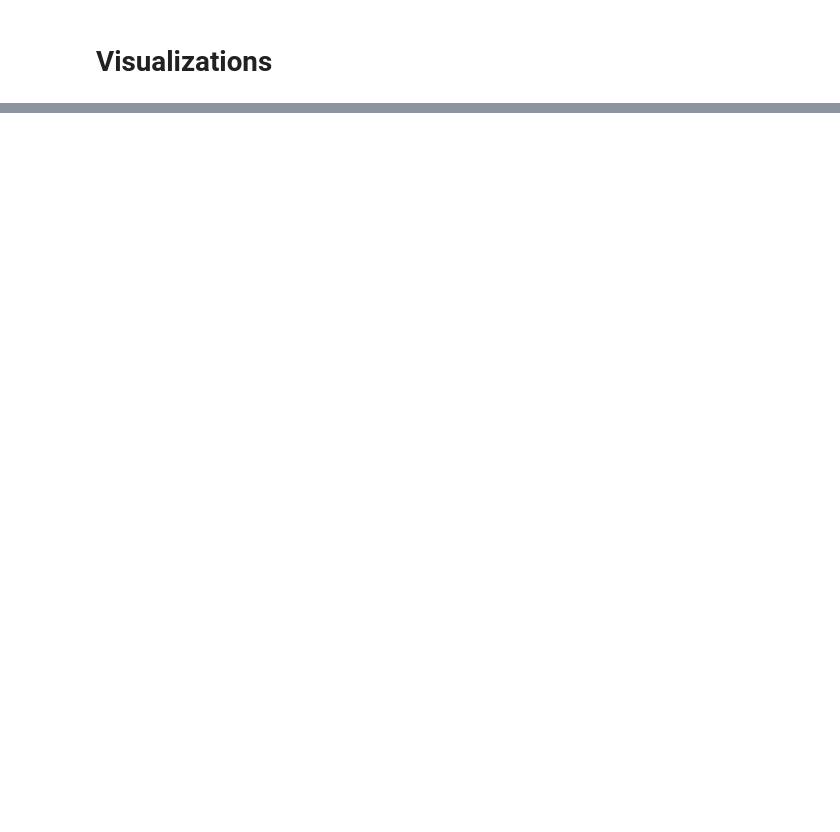
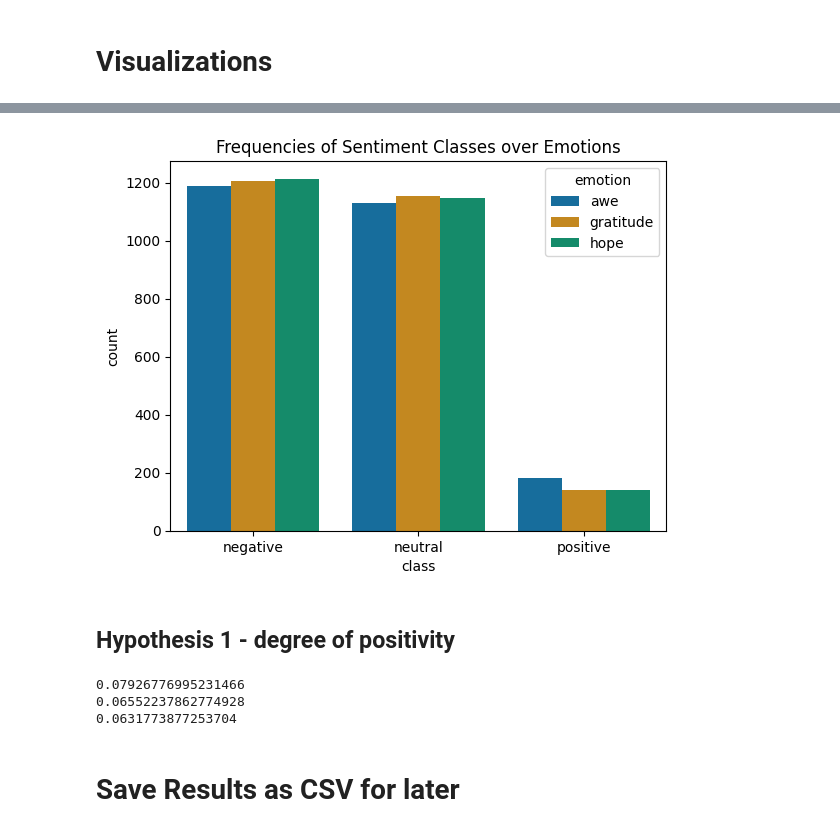
Before and after one commit to viviane-walker-uzh/SA_emotions, a Jupyter notebook: sentiment_analysis.ipynb, the cells around one changed output, grey strips where cells are left out. Cells and saved outputs as stored; diff of their text form; code cells hidden in the pictures; blank space fills up the shorter version.

```diff
--- a/sentiment_analysis.ipynb
+++ b/sentiment_analysis.ipynb
@@ -190,0 +306,29 @@ awe_df["class_overall"].value_counts().plot(kind='bar')
+# %%
+# freq classes
+# awe_df["class"].value_counts().plot(kind='bar')
+
+# freqs of all three in one plot
+all_df = pd.concat([awe_df, gratitude_df, hope_df])
+all_df['emotion'] = 2500*["awe"] + 2500*["gratitude"] + 2500*["hope"]
+
+sns.countplot(data = all_df, x="class", hue="emotion", palette=palette_here[:3])
+plt.title('Frequencies of Sentiment Classes over Emotions')
+plt.show()
+# %% [output]
+[figure, added]
+# %% [markdown]
+## Hypothesis 1 - degree of positivity
+# %%
+# better a latex table with overall positive probs
+overall_pos_awe = awe_df["pos_prob"].values.sum()
+print(overall_pos_awe/2500)
+overall_pos_gratitude = gratitude_df["pos_prob"].values.sum()
+print(overall_pos_gratitude/2500)
+overall_pos_hope = hope_df["pos_prob"].values.sum()
+print(overall_pos_hope/2500)
+# %% [output]
+0.07926776995231466
+0.06552237862774928
+0.0631773877253704
+# %% [markdown]
+# Save Results as CSV for later
```
Also changed, not shown: parts of 30 cells of this notebook, 18 other files.
